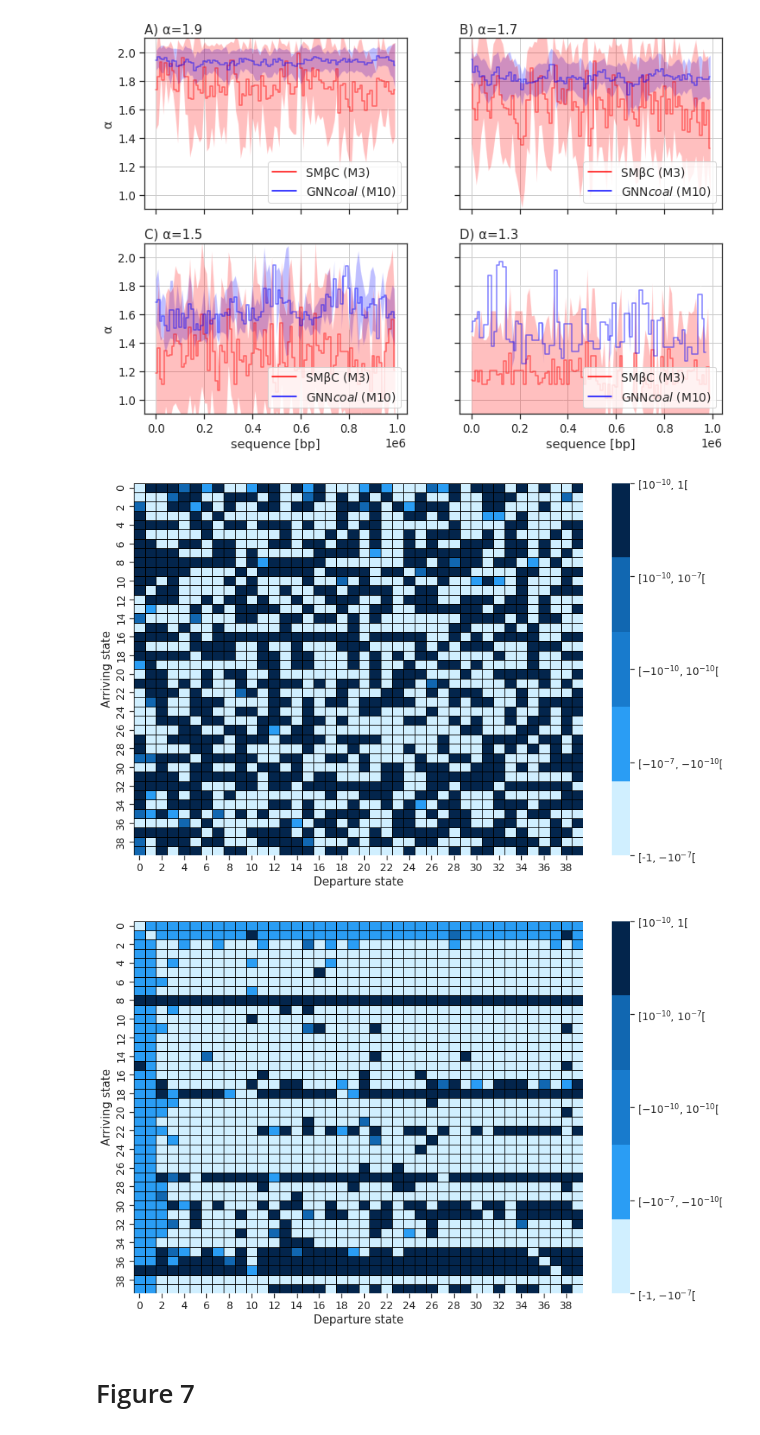
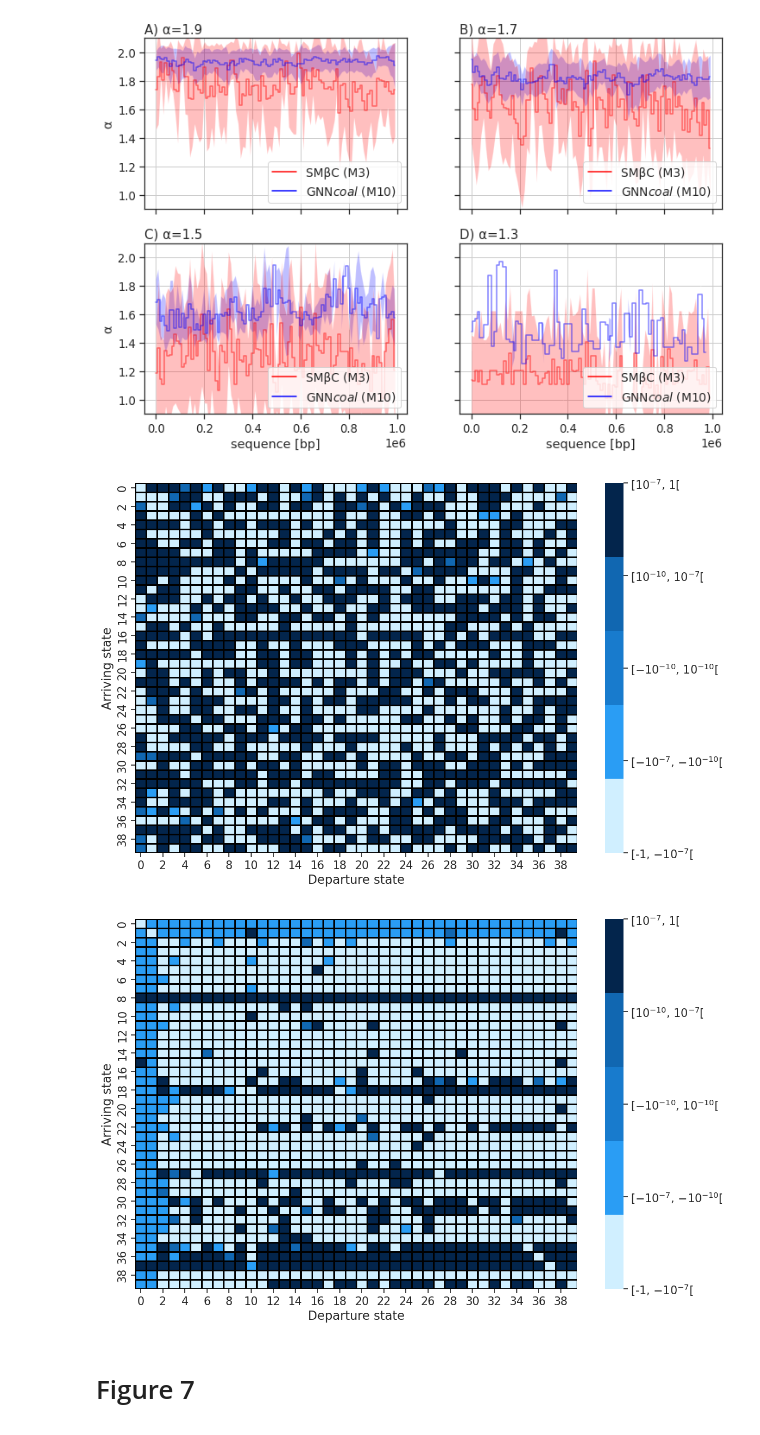
Before and after one commit to kevinkorfmann/GNNcoal-analysis, a Jupyter notebook: figures.ipynb, the cells around one changed output. Drawn from its saved outputs; the diff is of its cells as text; code cells hidden in the pictures.

```diff
--- a/figures.ipynb
+++ b/figures.ipynb
@@ -3140,39 +3140,39 @@ cmap = LinearSegmentedColormap.from_list('Custom', myColors, len(myColors))
 sns.heatmap(data=states, cmap=cmap,  linecolor='black', linewidths=1)#.set_title("Difference between observed and theoretical transition matrix")
 colorbar = ax.collections[0].colorbar
 colorbar.set_ticks([0,1,2,3, 4])
-colorbar.set_ticklabels([r"[-1, $-10^{-7}$[", "[$-10^{-7}$, $-10^{-10}$[", "[$-10^{-10}$, $10^{-10}$[", "[$10^{-10}$, $10^{-7}$[", "[$10^{-10}$, 1["])
+colorbar.set_ticklabels([r"[-1, $-10^{-7}$[", "[$-10^{-7}$, $-10^{-10}$[", "[$-10^{-10}$, $10^{-10}$[", "[$10^{-10}$, $10^{-7}$[", "[$10^{-7}$, 1["])
 
 ax.set_ylabel('Arriving state')
 ax.set_xlabel('Departure state')
 
 plt.tight_layout()
-plt.savefig("./figures/subfigure_2.pdf", dpi=600)
+plt.savefig("./figures/subfigure_2_fix.pdf", dpi=600)
 # %% [output]
-[figure, old version]
+[figure, new version]
 # %%
 states = pd.read_csv("./csvs/Sup_Figure_2_3_alpha1.3.csv").iloc[:,1:]
 states=states.applymap(discretize)
 states.columns = range(0,40)
 
 from matplotlib.colors import LinearSegmentedColormap
 fig, ax = plt.subplots(1, 1, figsize=(12,8), sharex=True, sharey=True)
 
 myColors = ("#caf0f8","#90e0ef","#00b4d8","#0077b6","#03045e")
 myColors = ("#d0efff","#2a9df4","#187bcd","#1167b1","#03254c")
 cmap = LinearSegmentedColormap.from_list('Custom', myColors, len(myColors))
 
 sns.heatmap(data=states, cmap=cmap,  linecolor='black', linewidths=1)#.set_title("Difference between observed and theoretical transition matrix")
 colorbar = ax.collections[0].colorbar
 colorbar.set_ticks([0,1,2,3, 4])
-colorbar.set_ticklabels([r"[-1, $-10^{-7}$[", "[$-10^{-7}$, $-10^{-10}$[", "[$-10^{-10}$, $10^{-10}$[", "[$10^{-10}$, $10^{-7}$[", "[$10^{-10}$, 1["])
+colorbar.set_ticklabels([r"[-1, $-10^{-7}$[", "[$-10^{-7}$, $-10^{-10}$[", "[$-10^{-10}$, $10^{-10}$[", "[$10^{-10}$, $10^{-7}$[", "[$10^{-7}$, 1["])
 
 ax.set_ylabel('Arriving state')
 ax.set_xlabel('Departure state')
 
 plt.tight_layout()
-plt.savefig("./figures/subfigure_3.pdf", dpi=600)
+plt.savefig("./figures/subfigure_3_fix.pdf", dpi=600)
 # %% [output]
-[figure, old version]
+[figure, new version]
 # %% [markdown]
 # Figure 7
 # %%
```
Also changed, not shown: parts of 15 cells of this notebook, 24 other files.
